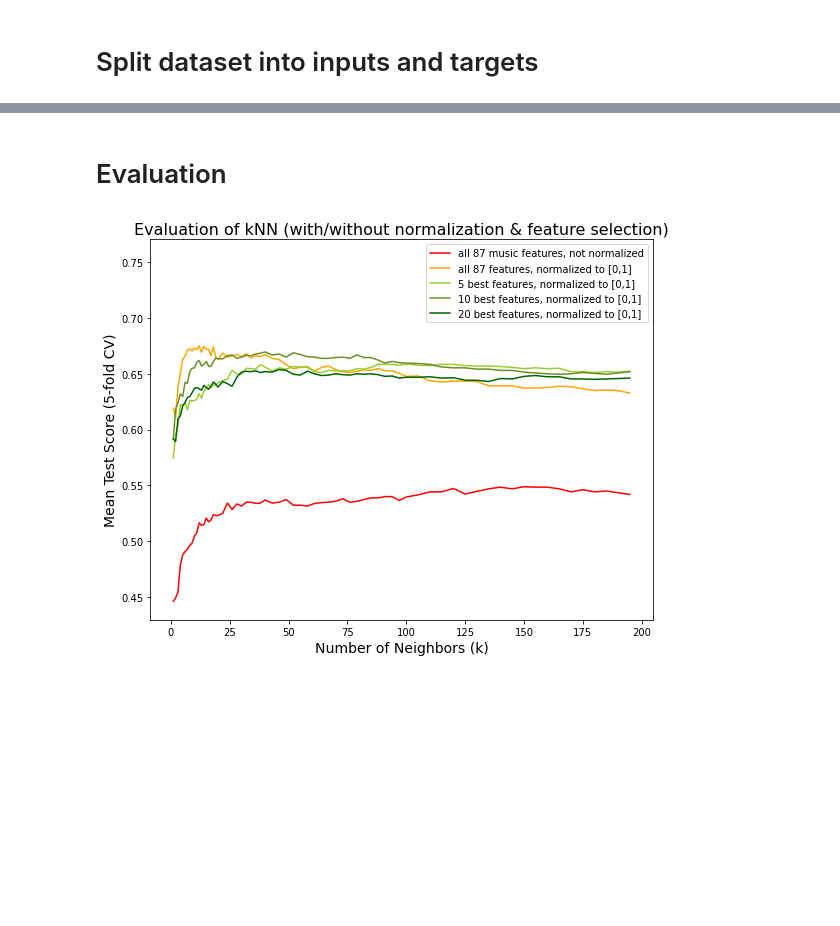
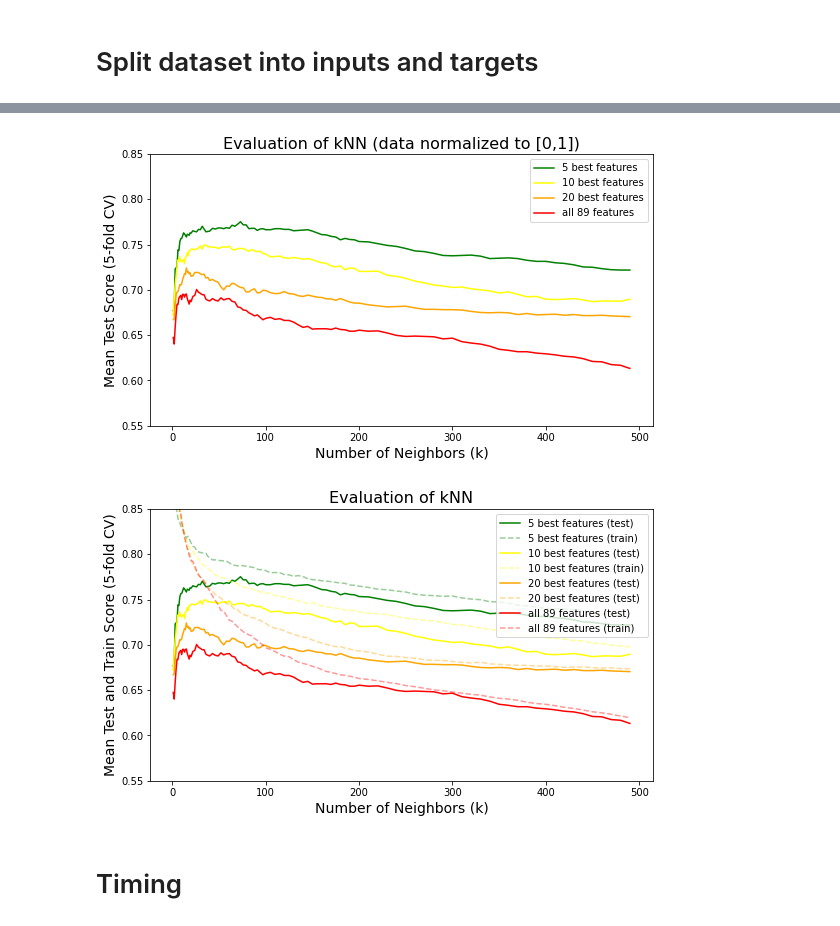
Before and after one commit to sh0w/machine-learning-pattern-classfication, a Jupyter notebook: task3_classification/kNN.ipynb, the cells around one changed output, grey strips where cells are left out. Drawn from its saved outputs; the diff is of its cells as text; code cells hidden in the pictures; blank space fills up the shorter version.

```diff
--- a/task3_classification/kNN.ipynb
+++ b/task3_classification/kNN.ipynb
@@ -16,4 +18,4 @@ from sklearn.preprocessing import MinMaxScaler
 # %%
-df = pd.read_csv("dataset/phase_3_TRAIN_7d499bff69ca69b6_6372c3e_MLPC2021_generic.csv")
+df = pd.read_csv("dataset/dataset_with_predicted_mean_A_mean_V.csv")
 # %%
 df.head()
@@ -29,7 +23,7 @@ df.head()
 # Split dataset into inputs and targets
 # %%
 # drop target value, student annotations and string ID from input features:
-X = df.drop(columns=['quadrant','mean_A','mean_V','id','score_mode','score_key_strength'])
+X = df.drop(columns=['quadrant','mean_A','mean_V','id','score_mode','score_key_strength', 'predicted_quadrant'])
 
 # we want to predict the quadrant:
 y = df['quadrant'].values
@@ -145,18 +113,38 @@ scores_20_best_features = knn_gscv_best_20.cv_results_["mean_test_score"]
+# %%
+test_scores = grid.cv_results_["mean_test_score"]
+train_scores = grid.cv_results_["mean_train_score"]
+# %%
+plt.figure(figsize=(9,5))
+plt.ylim(0.55,.85)
+plt.plot(k_range, test_scores[0::4], label="5 best features", color="green")
+plt.plot(k_range, test_scores[1::4], label="10 best features", color="yellow")
+plt.plot(k_range, test_scores[2::4], label="20 best features", color="orange")
+plt.plot(k_range, test_scores[3::4], label="all 89 features", color="red")
+
+plt.title("Evaluation of kNN (data normalized to [0,1])", fontsize=16)
+plt.ylabel("Mean Test Score (5-fold CV)", fontsize=14)
+plt.xlabel("Number of Neighbors (k)", fontsize=14)
+plt.legend()
+plt.show()
+
+plt.figure(figsize=(9,5))
+plt.ylim(0.55,.85)
+plt.plot(k_range, test_scores[0::4], label="5 best features (test)", color="green")
+plt.plot(k_range, train_scores[0::4], label="5 best features (train)", color="green", linestyle='--', alpha=0.4)
+plt.plot(k_range, test_scores[1::4], label="10 best features (test)", color="yellow")
+plt.plot(k_range, train_scores[1::4], label="10 best features (train)", color="yellow", linestyle='--', alpha=0.4)
+plt.plot(k_range, test_scores[2::4], label="20 best features (test)", color="orange")
+plt.plot(k_range, train_scores[2::4], label="20 best features (test)", color="orange", linestyle='--', alpha=0.4)
+plt.plot(k_range, test_scores[3::4], label="all 89 features (test)", color="red")
+plt.plot(k_range, train_scores[3::4], label="all 89 features (train)", color="red", linestyle='--', alpha=0.4)
+
+plt.title("Evaluation of kNN", fontsize=16)
+plt.ylabel("Mean Test and Train Score (5-fold CV)", fontsize=14)
+plt.xlabel("Number of Neighbors (k)", fontsize=14)
+plt.legend()
+plt.show()
+# %% [output]
+[figure, added]
+[figure, added]
 # %% [markdown]
-# Evaluation
+# Timing
-# %%
-plt.figure(figsize=(9,7))
-plt.ylim(0.43,0.77)
-plt.plot(k_range, scores_all_features, label="all 87 music features, not normalized", color="red")
-plt.plot(k_range, scores_all_features_normalized, label="all 87 features, normalized to [0,1]", color="orange")
-plt.plot(k_range, scores_5_best_features, label="5 best features, normalized to [0,1]", color="yellowgreen")
-plt.plot(k_range, scores_10_best_features, label="10 best features, normalized to [0,1]", color="olivedrab")
-plt.plot(k_range, scores_20_best_features, label="20 best features, normalized to [0,1]", color="darkgreen")
-
-plt.title("Evaluation of kNN (with/without normalization & feature selection)", fontsize=16)
-plt.ylabel("Mean Test Score (5-fold CV)", fontsize=14)
-plt.xlabel("Number of Neighbors (k)", fontsize=14)
-plt.legend()
-plt.show()
-# %% [output]
-[figure, removed]
```
Also changed, not shown: parts of 22 cells of this notebook.
